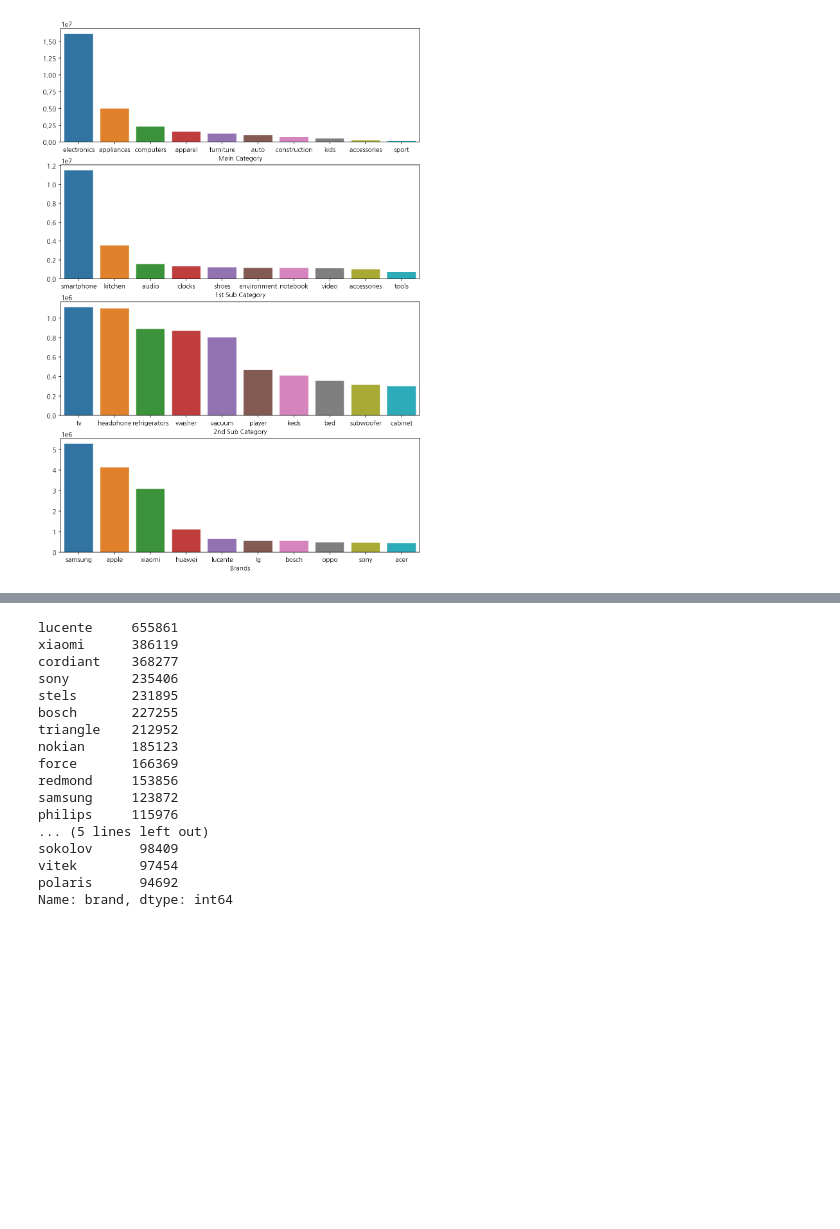
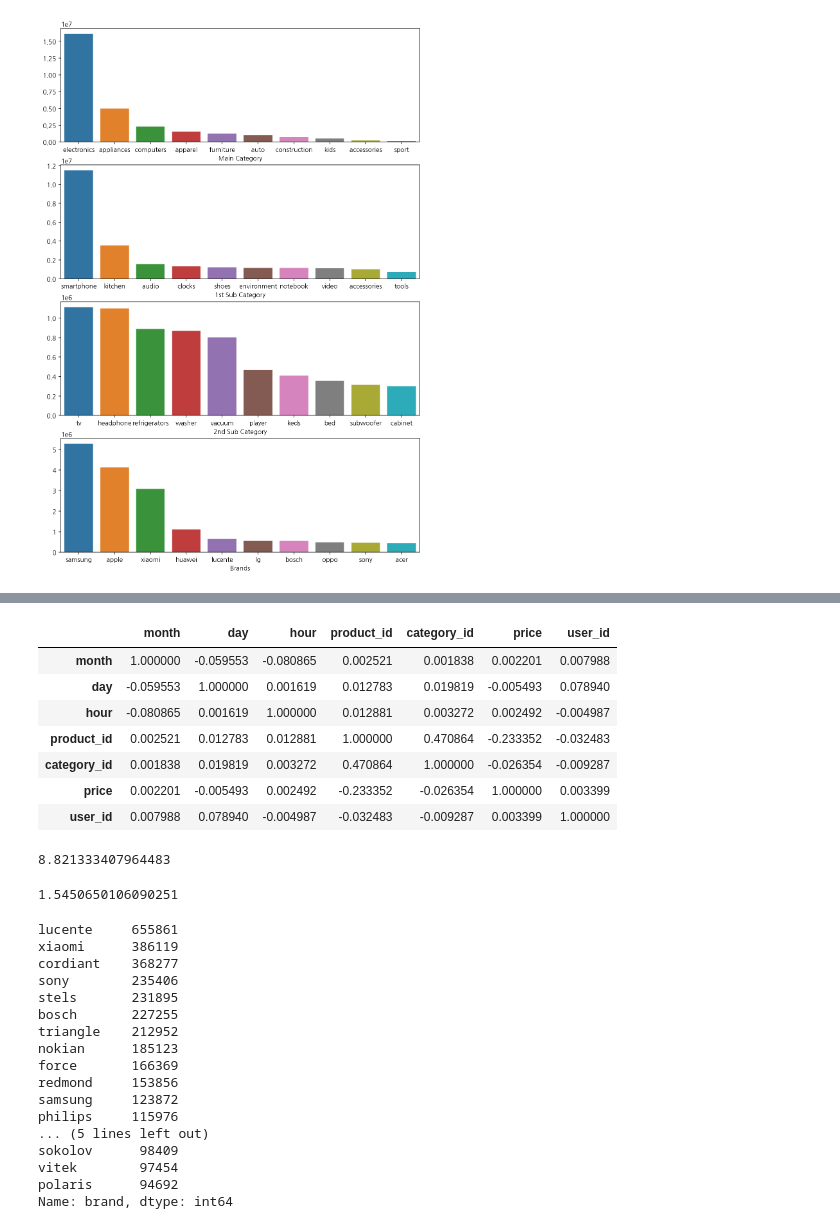
Before and after one commit to benidjor/ecommerce-behavior-data-analysis, a Jupyter notebook: tsj_data/2019_oct_eda.ipynb, the cells around one changed output, grey strips where cells are left out. Drawn from its saved outputs; the diff is of its cells as text; code cells hidden in the pictures; blank space fills up the shorter version.

```diff
--- a/tsj_data/2019_oct_eda.ipynb
+++ b/tsj_data/2019_oct_eda.ipynb
@@ -303 +377,24 @@ mod.head()
+# %%
+mod.corr()
+# %% [output]
+|  | month | day | hour | product_id | category_id | price | user_id |
+| month | 1.000000 | -0.059553 | -0.080865 | 0.002521 | 0.001838 | 0.002201 | 0.007988 |
+| day | -0.059553 | 1.000000 | 0.001619 | 0.012783 | 0.019819 | -0.005493 | 0.078940 |
+| hour | -0.080865 | 0.001619 | 1.000000 | 0.012881 | 0.003272 | 0.002492 | -0.004987 |
+| product_id | 0.002521 | 0.012783 | 0.012881 | 1.000000 | 0.470864 | -0.233352 | -0.032483 |
+| category_id | 0.001838 | 0.019819 | 0.003272 | 0.470864 | 1.000000 | -0.026354 | -0.009287 |
+| price | 0.002201 | -0.005493 | 0.002492 | -0.233352 | -0.026354 | 1.000000 | 0.003399 |
+| user_id | 0.007988 | 0.078940 | -0.004987 | -0.032483 | -0.009287 | 0.003399 | 1.000000 |
+# %%
+# 전체 값 대비 category_code, brand 전부 결측인 값들의 비율
+null_cond = (mod["category_code"].isna()) & (mod["brand"].isna())
+(mod[null_cond].shape[0] / mod.shape[0]) * 100
+# %% [output]
+8.821333407964483
+# %%
+# 전체 값 대비 brand가 lucente인 것의 비율
+lucente_cond = (mod["brand"] == "lucente")
+(mod[lucente_cond].shape[0] / mod.shape[0]) * 100
+# %% [output]
+1.5450650106090251
 # %%
```
Also changed, not shown: parts of 15 cells of this notebook.
